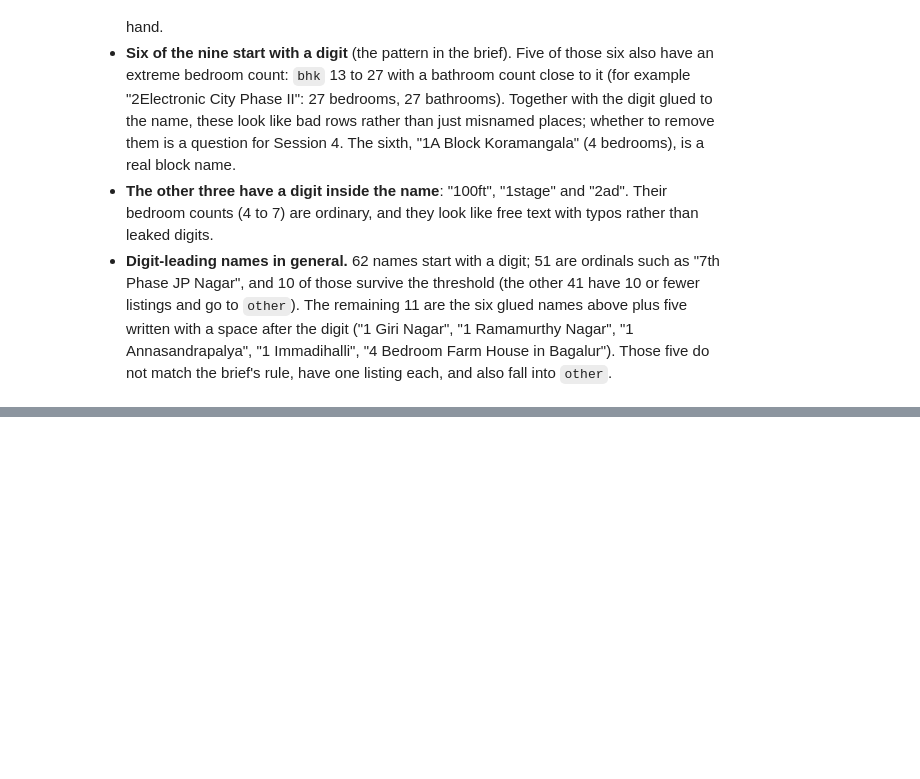
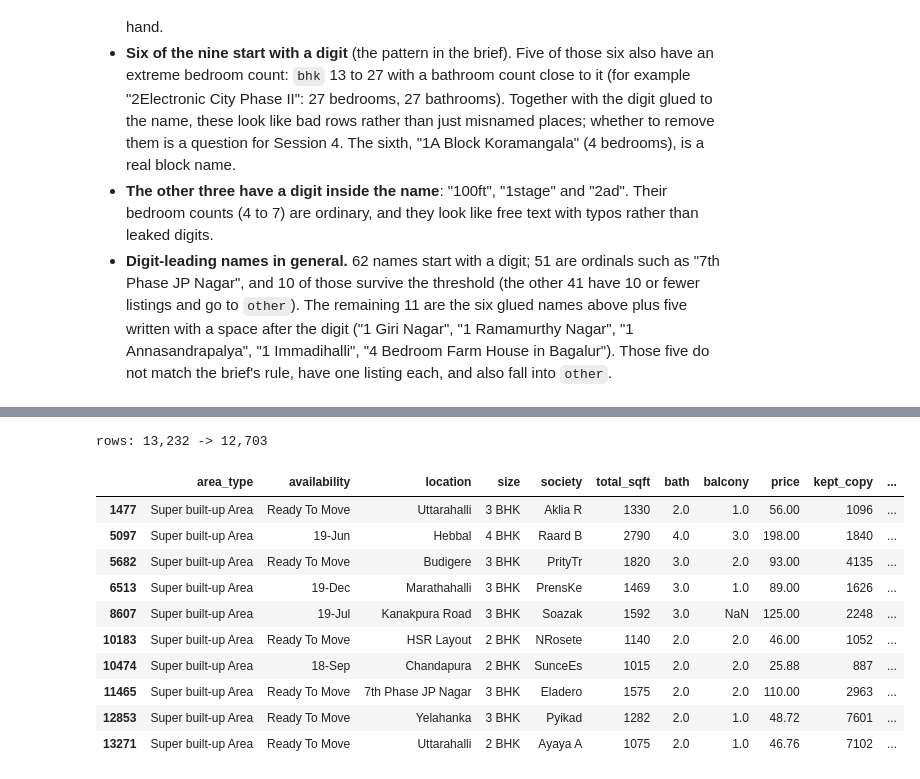
Before and after one commit to shivam-jund/bengaluru-house-price-prediction, a Jupyter notebook: model/price_prediction.ipynb, the cells around one changed output, grey strips where cells are left out. Saved outputs shown, nothing was run; the diff lists cells and outputs as text; code cells hidden in the pictures; blank space fills up the shorter version.

```diff
--- a/model/price_prediction.ipynb
+++ b/model/price_prediction.ipynb
@@ -888,0 +934,13 @@ Each decision with its row impact, as seen while the notebook ran on this data.
+# %%
+repeat_flag = df_raw.duplicated()                                    # all nine raw columns; every copy after the first is True
+assert (df3["price"] == df_raw.loc[df3.index, "price"]).all()        # df3 still carries the raw row labels, so matching by index is valid
+is_repeat = repeat_flag.loc[df3.index]                               # match to our frame by row label
+
+print(f"repeated rows in the raw data: {repeat_flag.sum()} | inside the Session 3 frame: {is_repeat.sum()}")
+five = ["location", "total_sqft", "bath", "price", "bhk"]            # the five kept columns (location as it was before Session 3)
+print(f"judged on those five columns the count would be {df2.duplicated(subset=five).sum()}, "
+      f"which includes flats that differ in society, area_type, availability or balcony")
+
+# How many copies does each repeated listing have?
+rows_per_listing = df_raw.value_counts(dropna=False)                 # identical raw rows are counted together
+rows_per_listing[rows_per_listing > 1].value_counts().sort_index().rename_axis("copies").to_frame("listings").T
@@ -888,0 +952,26 @@ Each decision with its row impact, as seen while the notebook ran on this data.
+# %%
+df4 = apply_rule(df4, R_REPEATS, is_repeat)
+print(f"rows: {len(df3):,} -> {len(df4):,}")
+
+# Look at what was removed: 10 random rows in their raw form, with the row label of the copy that stays
+# and the number of identical rows in all (the kept one included).
+by_listing = df_raw.reset_index().groupby(list(df_raw.columns), dropna=False)["index"]
+first_copy = by_listing.transform("min")
+n_copies = by_listing.transform("size")
+assert first_copy.index.equals(df_raw.index)
+
+sample = removed[R_REPEATS].sample(10, random_state=SEED).sort_index()
+df_raw.loc[sample.index].assign(kept_copy=first_copy, copies=n_copies)
+# %% [output]
+rows: 13,232 -> 12,703
+|  | area_type | availability | location | size | society | total_sqft | bath | balcony | price | kept_copy | ... |
+| 1477 | Super built-up Area | Ready To Move | Uttarahalli | 3 BHK | Aklia R | 1330 | 2.0 | 1.0 | 56.00 | 1096 | ... |
+| 5097 | Super built-up Area | 19-Jun | Hebbal | 4 BHK | Raard B | 2790 | 4.0 | 3.0 | 198.00 | 1840 | ... |
+| 5682 | Super built-up Area | Ready To Move | Budigere | 3 BHK | PrityTr | 1820 | 3.0 | 2.0 | 93.00 | 4135 | ... |
+| 6513 | Super built-up Area | 19-Dec | Marathahalli | 3 BHK | PrensKe | 1469 | 3.0 | 1.0 | 89.00 | 1626 | ... |
+| 8607 | Super built-up Area | 19-Jul | Kanakpura Road | 3 BHK | Soazak | 1592 | 3.0 | NaN | 125.00 | 2248 | ... |
+| 10183 | Super built-up Area | Ready To Move | HSR Layout | 2 BHK | NRosete | 1140 | 2.0 | 2.0 | 46.00 | 1052 | ... |
+| 10474 | Super built-up Area | 18-Sep | Chandapura | 2 BHK | SunceEs | 1015 | 2.0 | 2.0 | 25.88 | 887 | ... |
+| 11465 | Super built-up Area | Ready To Move | 7th Phase JP Nagar | 3 BHK | Eladero | 1575 | 2.0 | 2.0 | 110.00 | 2963 | ... |
+| 12853 | Super built-up Area | Ready To Move | Yelahanka | 3 BHK | Pyikad | 1282 | 2.0 | 1.0 | 48.72 | 7601 | ... |
+| 13271 | Super built-up Area | Ready To Move | Uttarahalli | 2 BHK | Ayaya A | 1075 | 2.0 | 1.0 | 46.76 | 7102 | ... |
```
Also changed, not shown: parts of 37 cells of this notebook, 2 other files.
